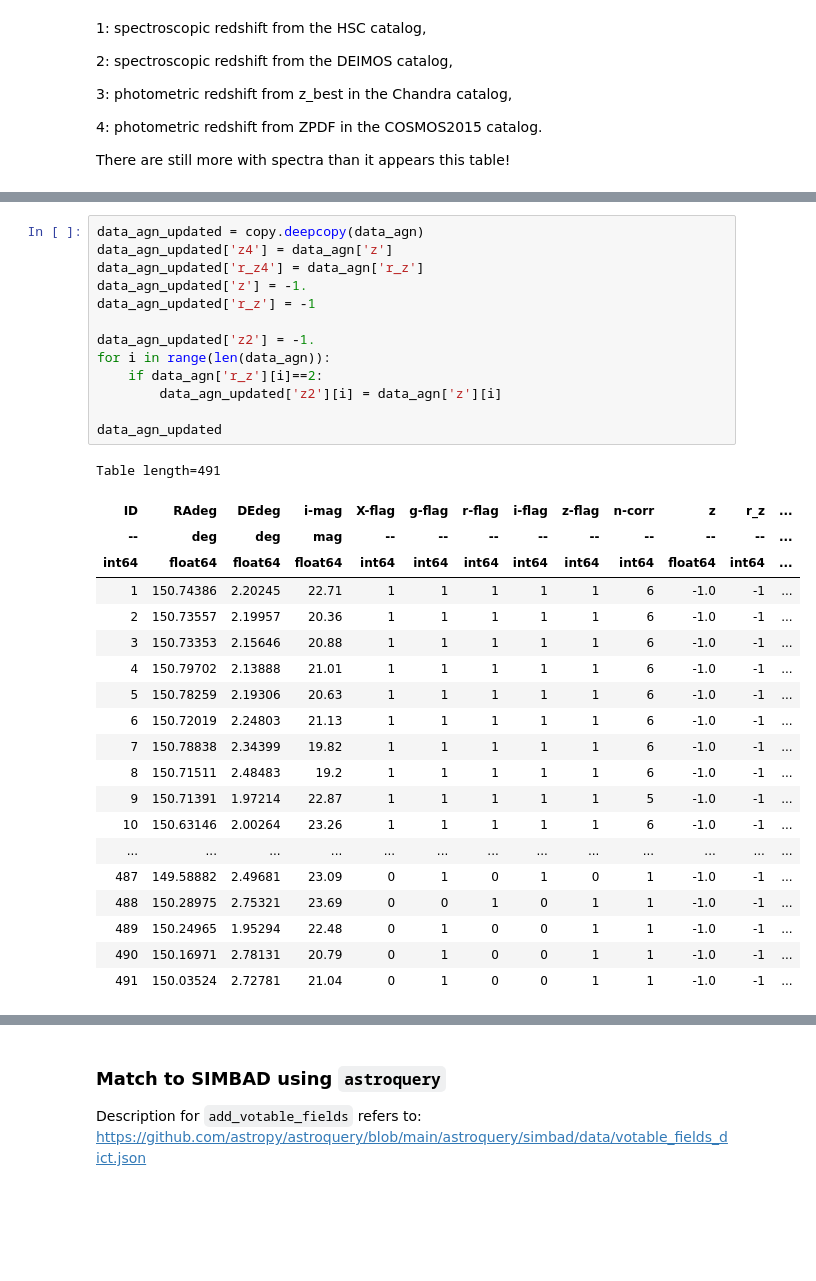
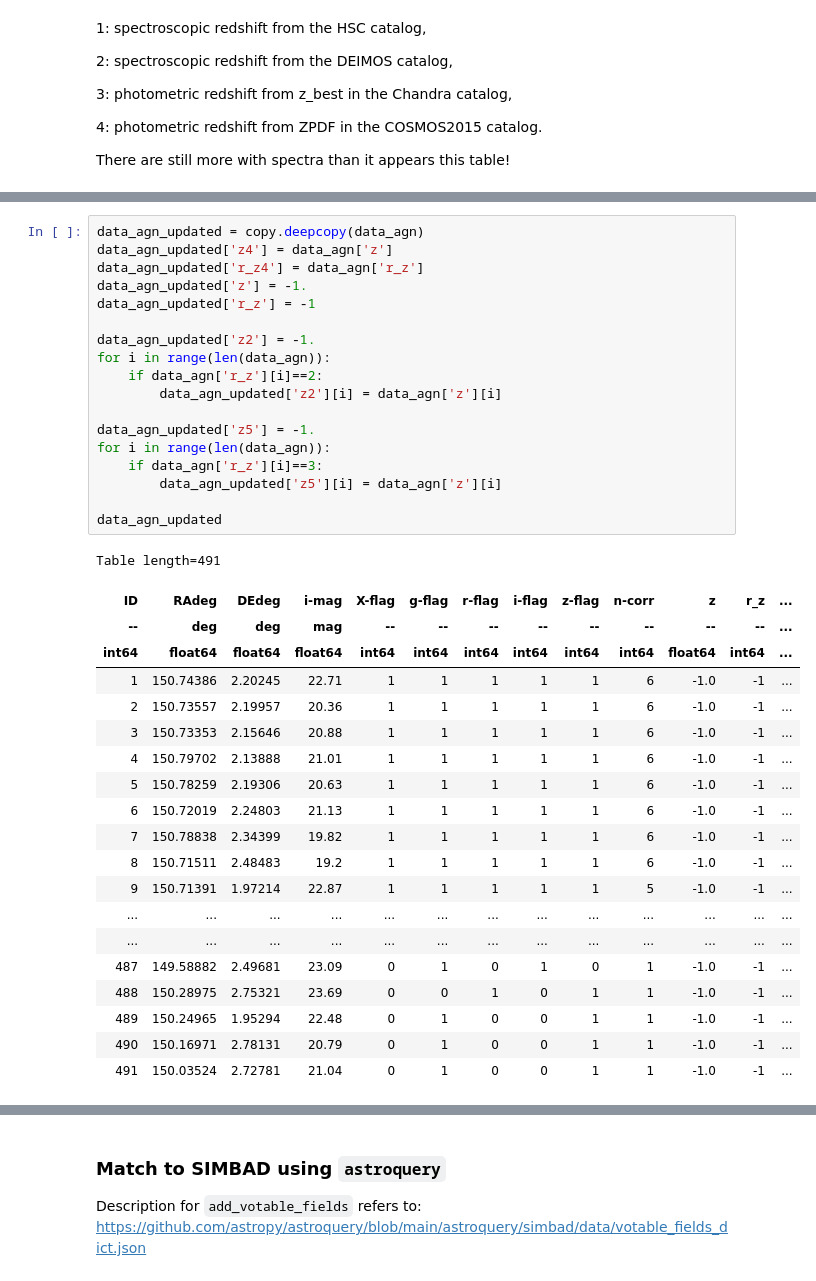
Before and after one commit to Chisen-Lupus/dwarf_agn_cosmos, a Jupyter notebook: hsc-ssp_specz.ipynb, the cells around one changed output, grey strips where cells are left out. Drawn from its saved outputs; the diff is of its cells as text; blank space fills up the shorter version.

```diff
--- a/hsc-ssp_specz.ipynb
+++ b/hsc-ssp_specz.ipynb
@@ -59,31 +68,36 @@ Only keep DRIMOS (r_z=2) since r_z=1 is DR2 and r_z=3&1 is phot-z
 # %%
 data_agn_updated = copy.deepcopy(data_agn)
 data_agn_updated['z4'] = data_agn['z']
 data_agn_updated['r_z4'] = data_agn['r_z']
 data_agn_updated['z'] = -1.
 data_agn_updated['r_z'] = -1
 
 data_agn_updated['z2'] = -1.
 for i in range(len(data_agn)):
     if data_agn['r_z'][i]==2:
         data_agn_updated['z2'][i] = data_agn['z'][i]
 
+data_agn_updated['z5'] = -1.
+for i in range(len(data_agn)):
+    if data_agn['r_z'][i]==3:
+        data_agn_updated['z5'][i] = data_agn['z'][i]
+
 data_agn_updated
 # %% [output]
 Table length=491
 | ID | RAdeg | DEdeg | i-mag | X-flag | g-flag | r-flag | i-flag | z-flag | n-corr | z | r_z | ... |
 | -- | deg | deg | mag | -- | -- | -- | -- | -- | -- | -- | -- | ... |
 | int64 | float64 | float64 | float64 | int64 | int64 | int64 | int64 | int64 | int64 | float64 | int64 | ... |
 | 1 | 150.74386 | 2.20245 | 22.71 | 1 | 1 | 1 | 1 | 1 | 6 | -1.0 | -1 | ... |
 | 2 | 150.73557 | 2.19957 | 20.36 | 1 | 1 | 1 | 1 | 1 | 6 | -1.0 | -1 | ... |
 | 3 | 150.73353 | 2.15646 | 20.88 | 1 | 1 | 1 | 1 | 1 | 6 | -1.0 | -1 | ... |
 | 4 | 150.79702 | 2.13888 | 21.01 | 1 | 1 | 1 | 1 | 1 | 6 | -1.0 | -1 | ... |
 | 5 | 150.78259 | 2.19306 | 20.63 | 1 | 1 | 1 | 1 | 1 | 6 | -1.0 | -1 | ... |
 | 6 | 150.72019 | 2.24803 | 21.13 | 1 | 1 | 1 | 1 | 1 | 6 | -1.0 | -1 | ... |
 | 7 | 150.78838 | 2.34399 | 19.82 | 1 | 1 | 1 | 1 | 1 | 6 | -1.0 | -1 | ... |
 | 8 | 150.71511 | 2.48483 | 19.2 | 1 | 1 | 1 | 1 | 1 | 6 | -1.0 | -1 | ... |
 | 9 | 150.71391 | 1.97214 | 22.87 | 1 | 1 | 1 | 1 | 1 | 5 | -1.0 | -1 | ... |
-| 10 | 150.63146 | 2.00264 | 23.26 | 1 | 1 | 1 | 1 | 1 | 6 | -1.0 | -1 | ... |
+| ... | ... | ... | ... | ... | ... | ... | ... | ... | ... | ... | ... | ... |
 | ... | ... | ... | ... | ... | ... | ... | ... | ... | ... | ... | ... | ... |
 | 487 | 149.58882 | 2.49681 | 23.09 | 0 | 1 | 0 | 1 | 0 | 1 | -1.0 | -1 | ... |
 | 488 | 150.28975 | 2.75321 | 23.69 | 0 | 0 | 1 | 0 | 1 | 1 | -1.0 | -1 | ... |
```
Also changed, not shown: parts of 15 cells of this notebook, 1 other file.
